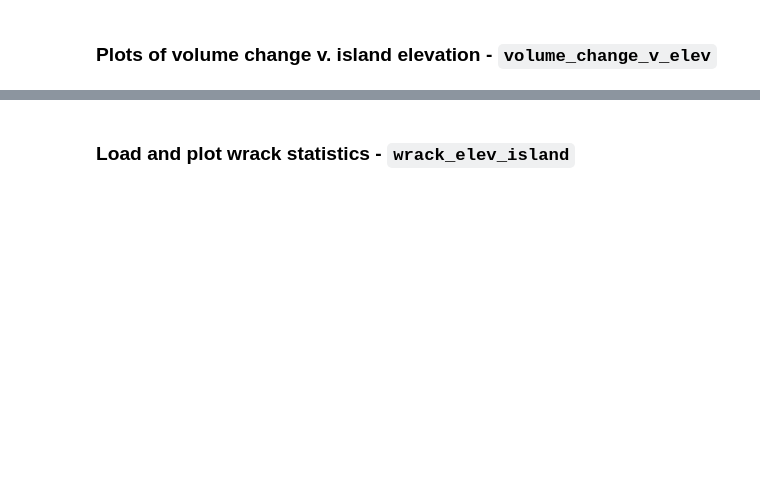
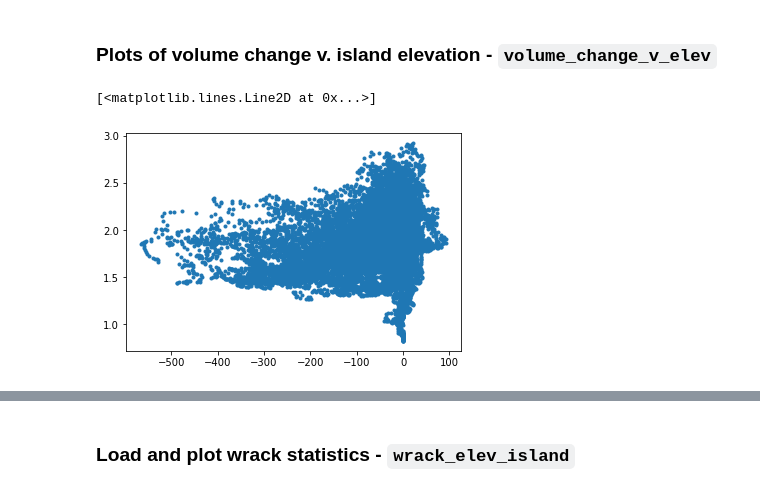
Before and after one commit to csherwood-usgs/CoreBx, a Jupyter notebook: CoreBx_process.ipynb, the cells around one changed output, grey strips where cells are left out. Cells and saved outputs as stored; diff of their text form; code cells hidden in the pictures; blank space fills up the shorter version.

```diff
--- a/CoreBx_process.ipynb
+++ b/CoreBx_process.ipynb
@@ -1214,3 +1158,13 @@ plt.savefig(fig_name,bbox_inches='tight', format='png', dpi = 200)
 # %% [markdown]
    ### Plots of volume change v. island elevation - `volume_change_v_elev`
+# %%
+# pelev = vp / width_platform
+# dvmean
+pelev.shape
+dvmean.shape
+np.sum(np.isnan(dvmean[:,0]))
+plt.plot(dvmean[:,0],pelev[:,0],'.')
+# %% [output]
+[<matplotlib.lines.Line2D at 0x...>]
+[figure, added]
 # %%
```
Also changed, not shown: parts of 18 cells of this notebook, 1 other file.
